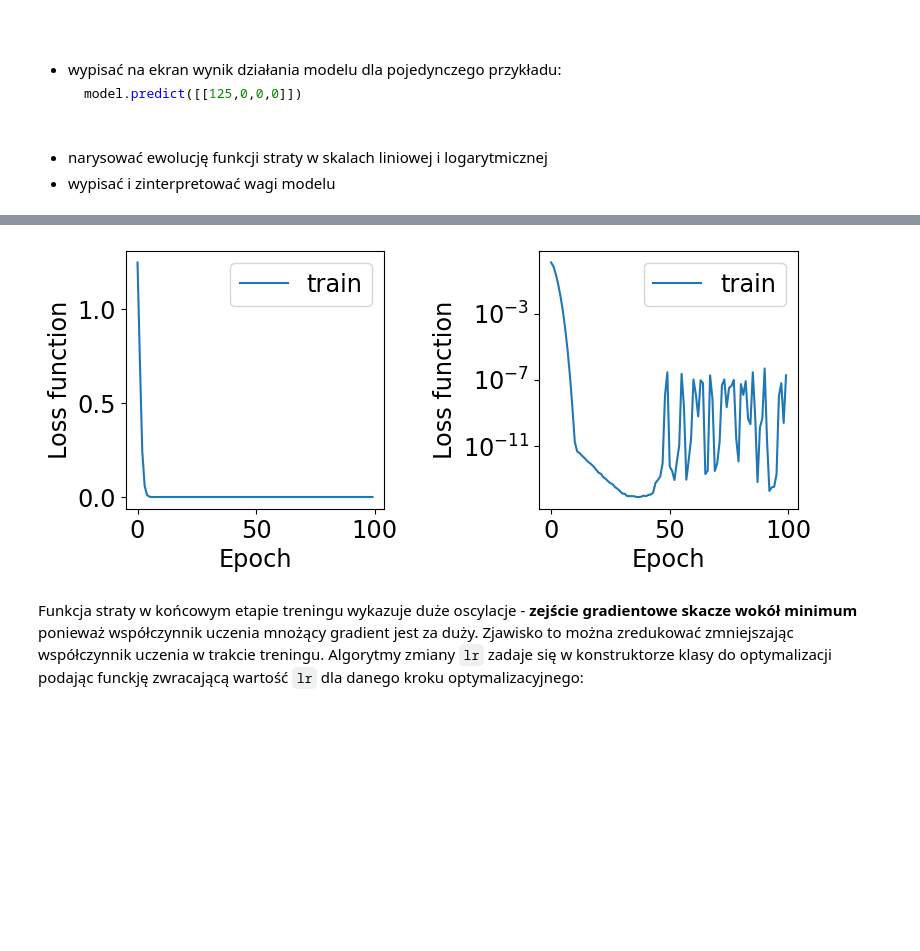
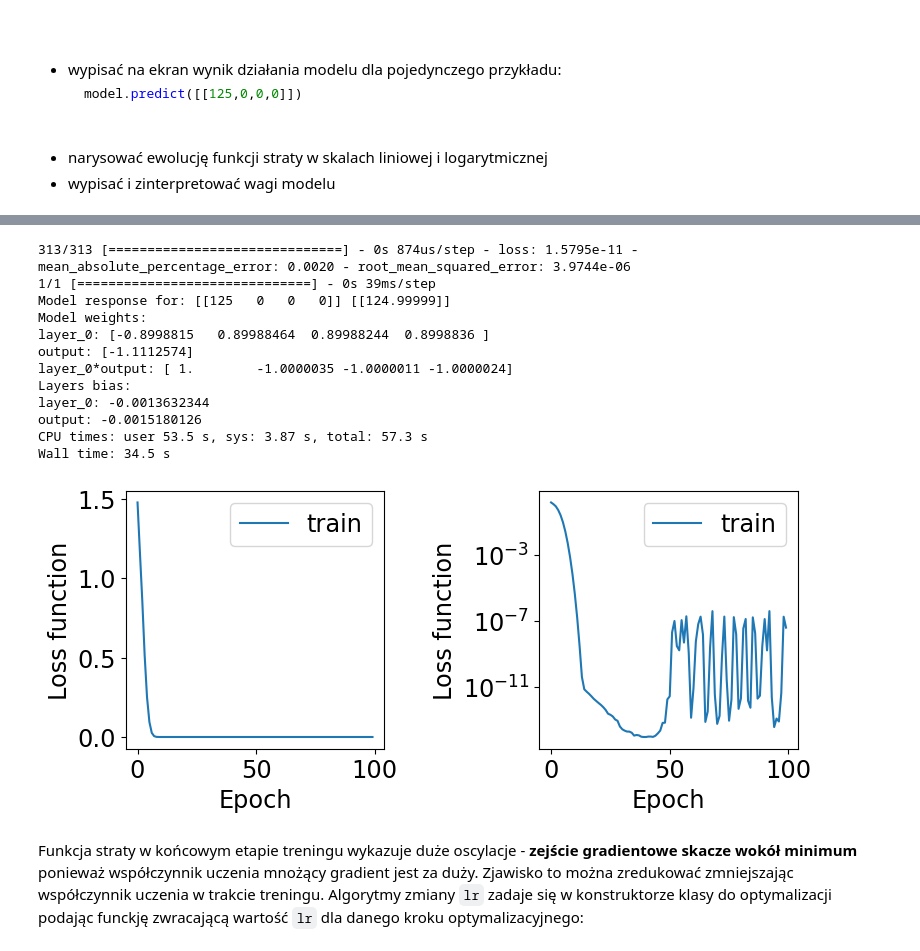
Before and after one commit to akalinow/UczenieMaszynoweII, a Jupyter notebook: 03_Trening_modelu.ipynb, the cells around one changed output, grey strips where cells are left out. Cells and saved outputs as stored; diff of their text form; code cells hidden in the pictures; blank space fills up the shorter version.

```diff
--- a/03_Trening_modelu.ipynb
+++ b/03_Trening_modelu.ipynb
@@ -156,6 +156,7 @@ gdzie $\mathbf{w}_{i}$ to wagi odpowiaqdające i-tej kategorii
 * proszę zadbać o tę samą skalę na wszystkich panelach
 * wartości funkcji proszę użyć korzystając z funckji w module `tf.keras.activations`
 # %%
+#BEGIN_SOLUTION
 fig, axes = plt.subplots(1,3, figsize=(12, 4))
 
 x = np.linspace(-3,3,100)
@@ -173,7 +174,7 @@ axes[0].legend()
 axes[1].plot(x, tanh, label="tanh")
 axes[1].set_xlabel("x")
 axes[1].set_ylabel("")
-axes[1].set_ylim([0,1.1])
+axes[1].set_ylim([-1.0,1.1])
 axes[1].legend()
 
 axes[2].plot(x, relu, label="ReLu")
@@ -181,4 +182,7 @@ axes[2].set_xlabel("x")
 axes[2].set_ylabel("")
 axes[2].set_ylim([0,1.1])
 axes[2].legend();
+plt.subplots_adjust(bottom=0.15, left=0.05, right=0.95, wspace=0.3)
+#END_SOLUTION
+pass
 # %% [output]
@@ -372,12 +383,11 @@ Skonstruować model uczenia maszynowego, który będzie umiał obliczyć kwadrat
     * rysowanie funkcji straty w kolejnych epokach: `plotTrainHistory(history)`
 # %%
 #BEGIN_SOLUTION
-
-def dataPreparation(nPoints):
+def getData(nPoints):
     return tf.random.uniform((nPoints,4), -1,1)
 ######################################################################
 ######################################################################
-def modelPreparation(nInputs, nHidenNeurons, nOutputNeurons, lr):
+def getModel(nInputs, nHidenNeurons, nOutputNeurons, lr):
     inputs = tf.keras.Input(shape=(nInputs,), name="features")
 
     iLayer = 1
@@ -412,7 +422,6 @@ def plotTrainHistory(history):
     plt.savefig("fig_png/training_history.png", bbox_inches="tight")
 ######################################################################
 ######################################################################
-
 #END_SOLUTION
 pass
 # %% [markdown]
@@ -441,14 +450,14 @@ nHidenNeurons = 1
 nOutputNeurons = 1
 
 nPoints = 10000
-x = dataPreparation(nPoints)
+x = getData(nPoints)
 y = np.sum(x*(1,-1,-1,-1), axis=1)
 
 nInputs = 4
 nHidenNeurons = 1
 nOutputNeurons = 1
 lr = 1E-3
-model = modelPreparation(nInputs, nHidenNeurons, nOutputNeurons, lr)
+model = getModel(nInputs, nHidenNeurons, nOutputNeurons, lr)
 
 nEpochs = 100
 history = model.fit(x=x, y=y, epochs=nEpochs, verbose=0)
@@ -486,4 +488,16 @@ Wall time: 19 s
+313/313 [==============================] - 0s 874us/step - loss: 1.5795e-11 - mean_absolute_percentage_error: 0.0020 - root_mean_squared_error: 3.9744e-06
+1/1 [==============================] - 0s 39ms/step
+Model response for: [[125   0   0   0]] [[124.99999]]
+Model weights:
+layer_0: [-0.8998815   0.89988464  0.89988244  0.8998836 ]
+output: [-1.1112574]
+layer_0*output: [ 1.        -1.0000035 -1.0000011 -1.0000024]
+Layers bias:
+layer_0: -0.0013632344
+output: -0.0015180126
+CPU times: user 53.5 s, sys: 3.87 s, total: 57.3 s
+Wall time: 34.5 s
-[figure, old version]
+[figure, new version]
 # %% [markdown]
 Funkcja straty w końcowym etapie treningu wykazuje duże oscylacje - **zejście gradientowe skacze wokół minimum** ponieważ współczynnik uczenia mnożący gradient  jest za duży. Zjawisko to można zredukować zmniejszając współczynnik uczenia w trakcie treningu. Algorytmy zmiany `lr` zadaje się w konstruktorze
 klasy do optymalizacji podając funckję zwracającą wartość `lr` dla danego kroku optymalizacyjnego:
```
Also changed, not shown: parts of 12 cells of this notebook, 3 other files.
